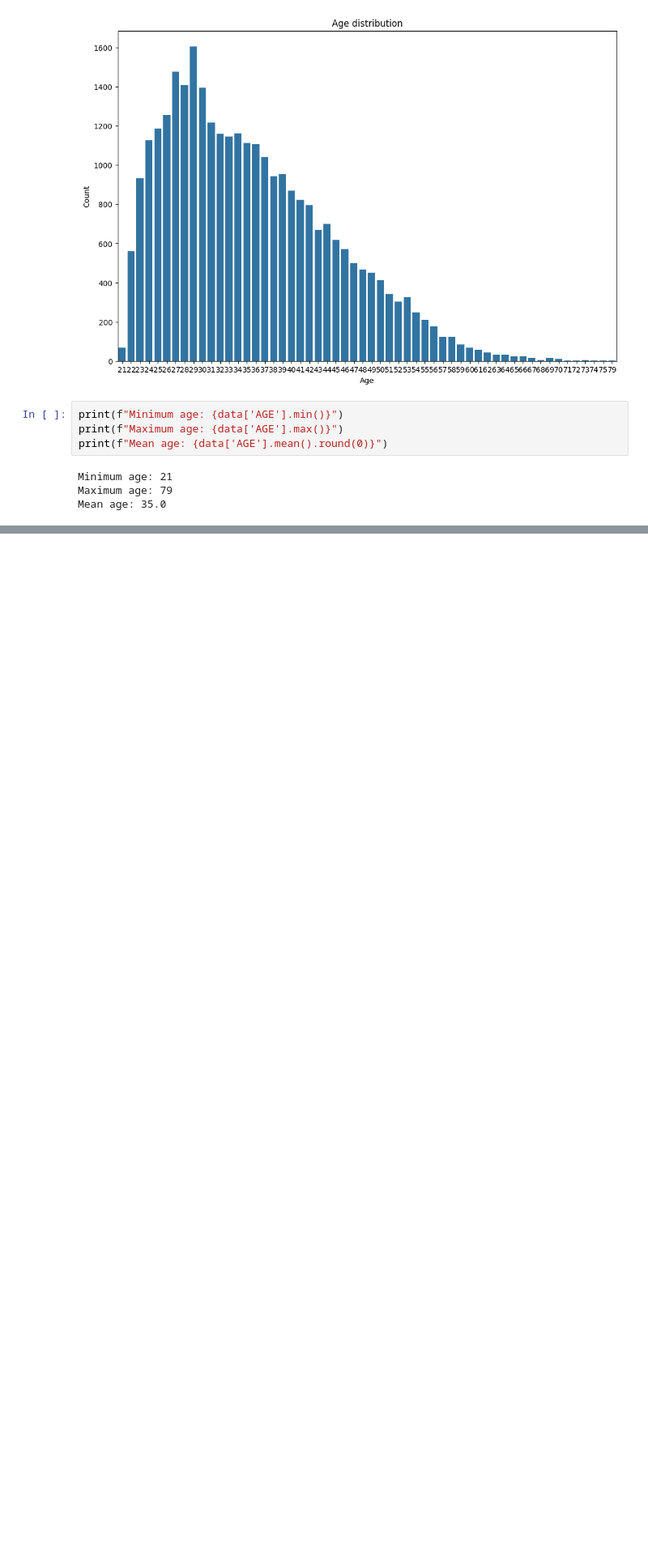
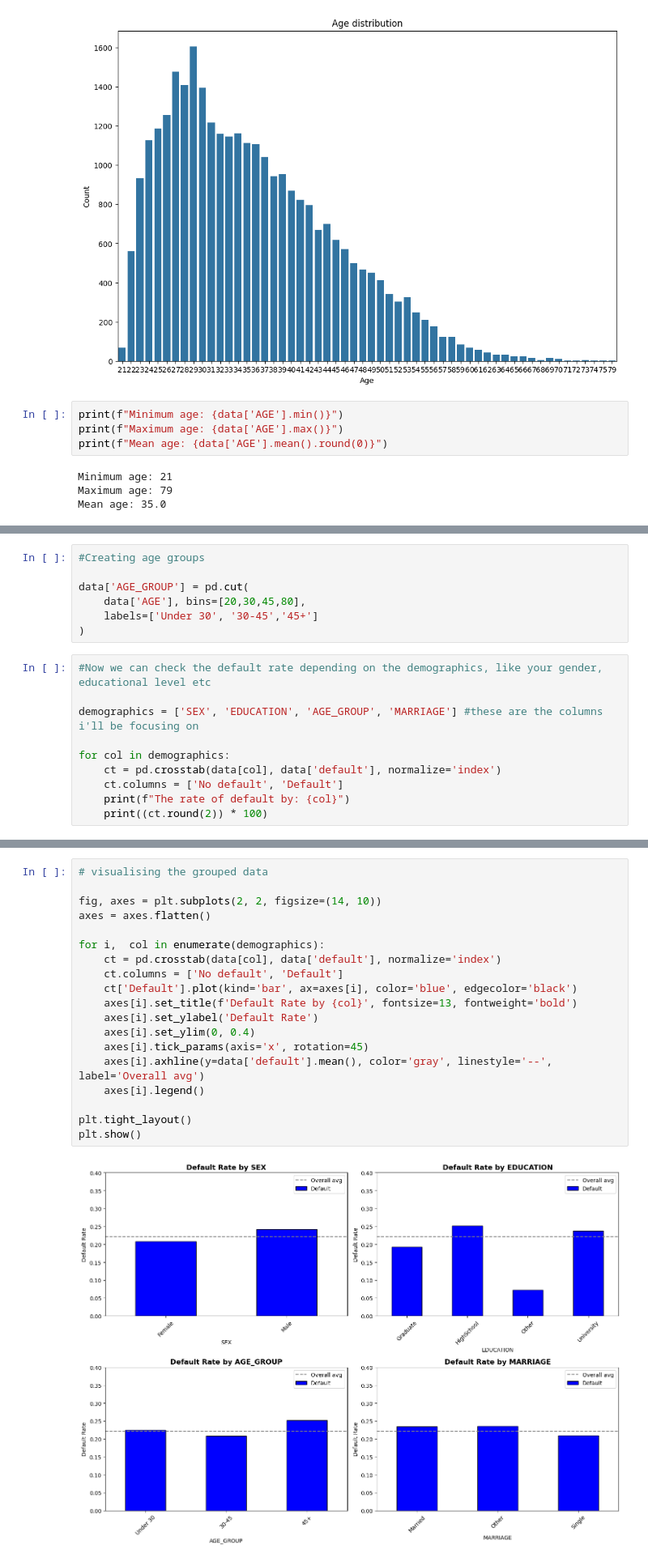
Before and after one commit to AdeiTech-star/ResponsibleAIModelGovernance, a Jupyter notebook: notebooks/baseline_model.ipynb, the cells around one changed output, grey strips where cells are left out. Shown at 81% size. Cells and saved outputs as stored; diff of their text form; blank space fills up the shorter version.

Commit message:
visualisation and data understanding

```diff
--- a/notebooks/baseline_model.ipynb
+++ b/notebooks/baseline_model.ipynb
@@ -264,0 +280,17 @@ Mean age: 35.0
+# %%
+#Creating age groups
+
+data['AGE_GROUP'] = pd.cut(
+    data['AGE'], bins=[20,30,45,80],
+    labels=['Under 30', '30-45','45+']
+)
+# %%
+#Now we can check the default rate depending on the demographics, like your gender, educational level etc
+
+demographics = ['SEX', 'EDUCATION', 'AGE_GROUP', 'MARRIAGE'] #these are the columns i'll be focusing on
+
+for col in demographics:
+    ct = pd.crosstab(data[col], data['default'], normalize='index')
+    ct.columns = ['No default', 'Default']
+    print(f"The rate of default by: {col}")
+    print((ct.round(2)) * 100)
@@ -264,0 +315,21 @@ Mean age: 35.0
+# %%
+# visualising the grouped data
+
+fig, axes = plt.subplots(2, 2, figsize=(14, 10))
+axes = axes.flatten()
+
+for i,  col in enumerate(demographics):
+    ct = pd.crosstab(data[col], data['default'], normalize='index')
+    ct.columns = ['No default', 'Default']
+    ct['Default'].plot(kind='bar', ax=axes[i], color='blue', edgecolor='black')
+    axes[i].set_title(f'Default Rate by {col}', fontsize=13, fontweight='bold')
+    axes[i].set_ylabel('Default Rate')
+    axes[i].set_ylim(0, 0.4)
+    axes[i].tick_params(axis='x', rotation=45)
+    axes[i].axhline(y=data['default'].mean(), color='gray', linestyle='--', label='Overall avg')
+    axes[i].legend()
+
+plt.tight_layout()
+plt.show()
+# %% [output]
+[figure, added]
```
Also changed, not shown: parts of 11 cells of this notebook, 1 other file.
